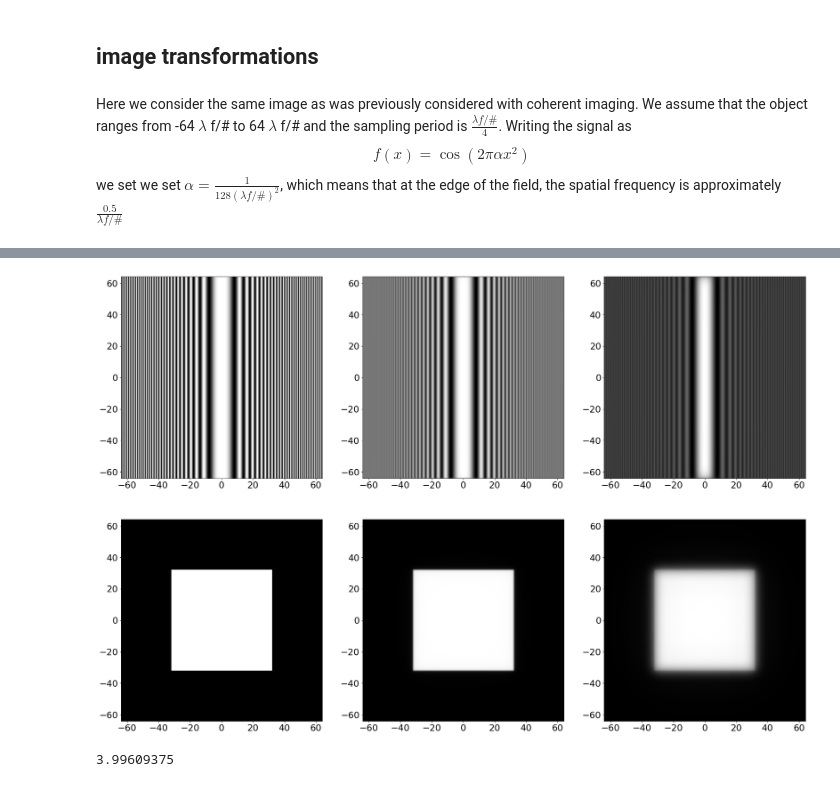
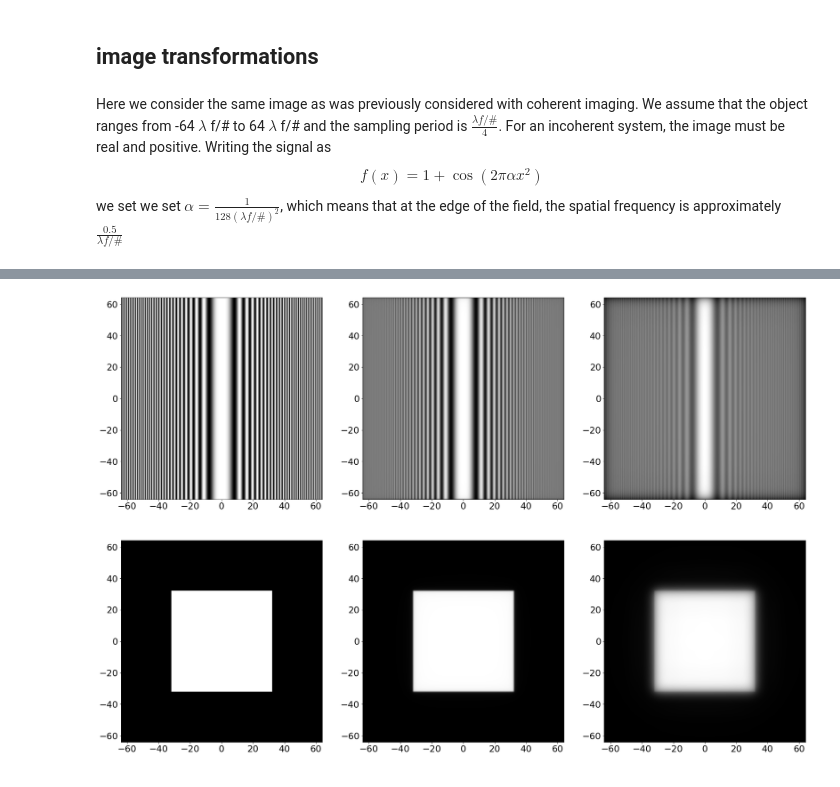
Before and after one commit to djbradyAtOpticalSciencesArizona/computationalImaging, a Jupyter notebook: coherence/FourierAnalysisOfIncoherentImaging.ipynb, the cells around one changed output, grey strips where cells are left out. Saved outputs shown, nothing was run; the diff lists cells and outputs as text; code cells hidden in the pictures.

```diff
--- a/coherence/FourierAnalysisOfIncoherentImaging.ipynb
+++ b/coherence/FourierAnalysisOfIncoherentImaging.ipynb
@@ -110,8 +110,8 @@ Text(0.5, 0, 'u')
 # %% [markdown]
 ## image transformations
 # %% [markdown]
-Here we consider the same image as was previously considered with coherent imaging. We assume that the object ranges from -64 $\lambda$ f/# to 64 $\lambda$ f/# and the sampling period is $\frac{\lambda f/\#}{4}$. Writing the signal as
-$$f(x)=\cos (2\pi \alpha x^2)$$
+Here we consider the same image as was previously considered with coherent imaging. We assume that the object ranges from -64 $\lambda$ f/# to 64 $\lambda$ f/# and the sampling period is $\frac{\lambda f/\#}{4}$. For an incoherent system, the image must be real and positive. Writing the signal as
+$$f(x)=1+\cos (2\pi \alpha x^2)$$
 we set we set $\alpha= \frac{1}{128(\lambda f/\#)^2}$, which means that at the edge of the field, the spatial frequency is approximately $\frac{0.5}{\lambda f/\#}$
 # %%
 plt.rcParams['figure.figsize'] = [30, 20]
@@ -123,9 +123,9 @@ side = np.linspace(-X, X, N)
 X, Y = np.meshgrid(side, side)
 u = np.linspace(-B, B, 2*N)
 U, V= np.meshgrid(u,u)
-# true image
+# true image Image value must be real and positive.
 alpha=1./128.
-Z = np.cos(2*np.pi*alpha*X**2)
+Z = 1+np.cos(2*np.pi*alpha*X**2)
 fig, [[ax1, ax2, ax3], [ax4, ax5, ax6]] = plt.subplots(2,3)
 ax1.imshow(Z, cmap='gray', extent=[-64,64,-64,64], aspect='equal')
 # low pass filtered by cicular pupil
@@ -139,35 +139,31 @@ ax2.imshow(zzFiltered, cmap='gray', extent=[-64,64,-64,64], aspect='equal')
 zz=np.zeros((2*N,2*N))
 zz[np.int16(N/2):np.int16(3*N/2),np.int16(N/2):np.int16(3*N/2)]=Z
 zzft=np.fft.fftshift(np.fft.fft2(zz))
 zzftFiltered=zzft*OTF
 zzFiltered=np.real(np.fft.ifft2(np.fft.ifftshift(zzftFiltered)))[np.int16(N/2):np.int16(3*N/2),np.int16(N/2):np.int16(3*N/2)]
 ax3.imshow(zzFiltered, cmap='gray', extent=[-64,64,-64,64], aspect='equal')
 # different object
 # true image
 Z=np.zeros((N,N))
 Z[np.int16(N/4):np.int16(3*N/4),np.int16(N/4):np.int16(3*N/4)]=1
 ax4.imshow(Z, cmap='gray', extent=[-64,64,-64,64], aspect='equal')
 # low pass filtered by cicular pupil
 zz=np.zeros((2*N,2*N))
 zz[np.int16(N/2):np.int16(3*N/2),np.int16(N/2):np.int16(3*N/2)]=Z
 zzft=np.fft.fftshift(np.fft.fft2(zz))
 zzftFiltered=zzft*H(np.sqrt(U**2+V**2))
 zzFiltered=np.real(np.fft.ifft2(np.fft.ifftshift(zzftFiltered)))[np.int16(N/2):np.int16(3*N/2),np.int16(N/2):np.int16(3*N/2)]
 ax5.imshow(zzFiltered, cmap='gray', extent=[-64,64,-64,64], aspect='equal')
 # High pass filtered by annular pupil
 zz=np.zeros((2*N,2*N))
 zz[np.int16(N/2):np.int16(3*N/2),np.int16(N/2):np.int16(3*N/2)]=Z
 zzft=np.fft.fftshift(np.fft.fft2(zz))
 zzftFiltered=zzft*OTF
 zzFiltered=np.real(np.fft.ifft2(np.fft.ifftshift(zzftFiltered)))[np.int16(N/2):np.int16(3*N/2),np.int16(N/2):np.int16(3*N/2)]
 ax6.imshow(zzFiltered, cmap='gray', extent=[-64,64,-64,64], aspect='equal')
 plt.savefig('incoherentFiltering.pdf')
 files.download('incoherentFiltering.pdf')
 # %% [output]
 [interactive output not drawn]
 [interactive output not drawn]
-[figure, old version]
+[figure, new version]
-# %%
-B
-# %% [output]
-3.99609375
```
Also changed, not shown: parts of 1 cell of this notebook.
